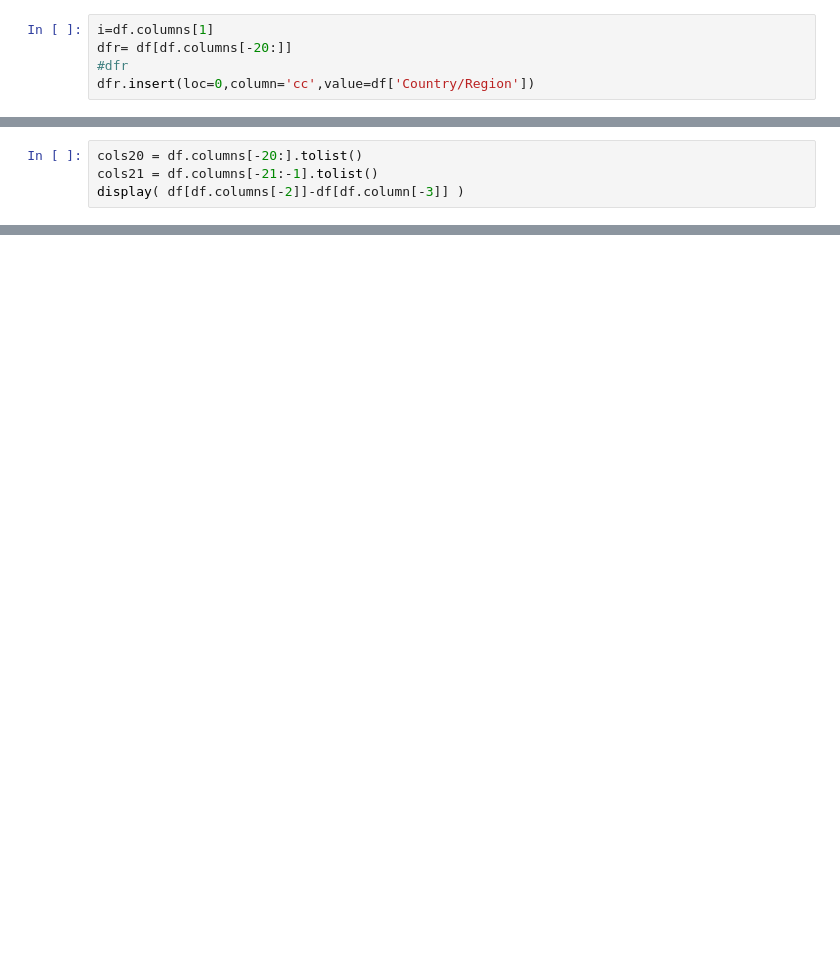
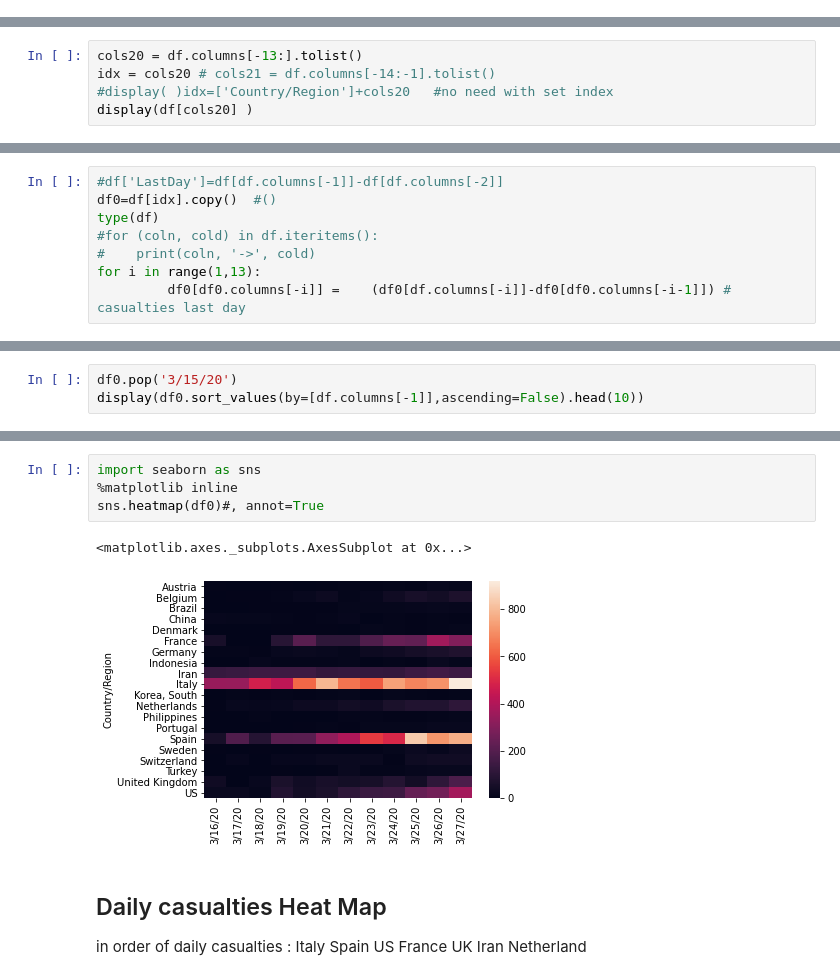
Before and after one commit to infchg/COVID-19, a Jupyter notebook: JH-calculate-daily.ipynb, the cells around one changed output, grey strips where cells are left out. Cells and saved outputs as stored; diff of their text form; blank space fills up the shorter version.

Commit message:
in order of daily casualties : Italy Spain US France UK Iran Netherlands
in order of daily casualties : Italy Spain US France UK Iran Netherlands

```diff
--- a/JH-calculate-daily.ipynb
+++ b/JH-calculate-daily.ipynb
@@ -142,5 +50,0 @@ display(df1)
-# %%
-i=df.columns[1]
-dfr= df[df.columns[-20:]]
-#dfr
-dfr.insert(loc=0,column='cc',value=df['Country/Region'])
@@ -170,4 +51,5 @@ dfr2=dfr.copy
 # %%
-cols20 = df.columns[-20:].tolist()
-cols21 = df.columns[-21:-1].tolist()
-display( df[df.columns[-2]]-df[df.column[-3]] )
+cols20 = df.columns[-13:].tolist()
+idx = cols20 # cols21 = df.columns[-14:-1].tolist()
+#display( )idx=['Country/Region']+cols20   #no need with set index
+display(df[cols20] )
@@ -173,0 +75,8 @@ display( df[df.columns[-2]]-df[df.column[-3]] )
+# %%
+#df['LastDay']=df[df.columns[-1]]-df[df.columns[-2]]
+df0=df[idx].copy()  #()
+type(df)
+#for (coln, cold) in df.iteritems():
+#    print(coln, '->', cold)
+for i in range(1,13):
+         df0[df0.columns[-i]] =    (df0[df.columns[-i]]-df0[df0.columns[-i-1]]) # casualties last day
@@ -173,0 +86,3 @@ display( df[df.columns[-2]]-df[df.column[-3]] )
+# %%
+df0.pop('3/15/20')
+display(df0.sort_values(by=[df.columns[-1]],ascending=False).head(10))
@@ -173,0 +144,10 @@ display( df[df.columns[-2]]-df[df.column[-3]] )
+# %%
+import seaborn as sns
+%matplotlib inline
+sns.heatmap(df0)#, annot=True
+# %% [output]
+<matplotlib.axes._subplots.AxesSubplot at 0x...>
+[figure, added]
+# %% [markdown]
+## Daily casualties Heat Map
+   in order of daily casualties : Italy Spain US France UK Iran Netherland
```
Also changed, not shown: parts of 18 cells of this notebook.
